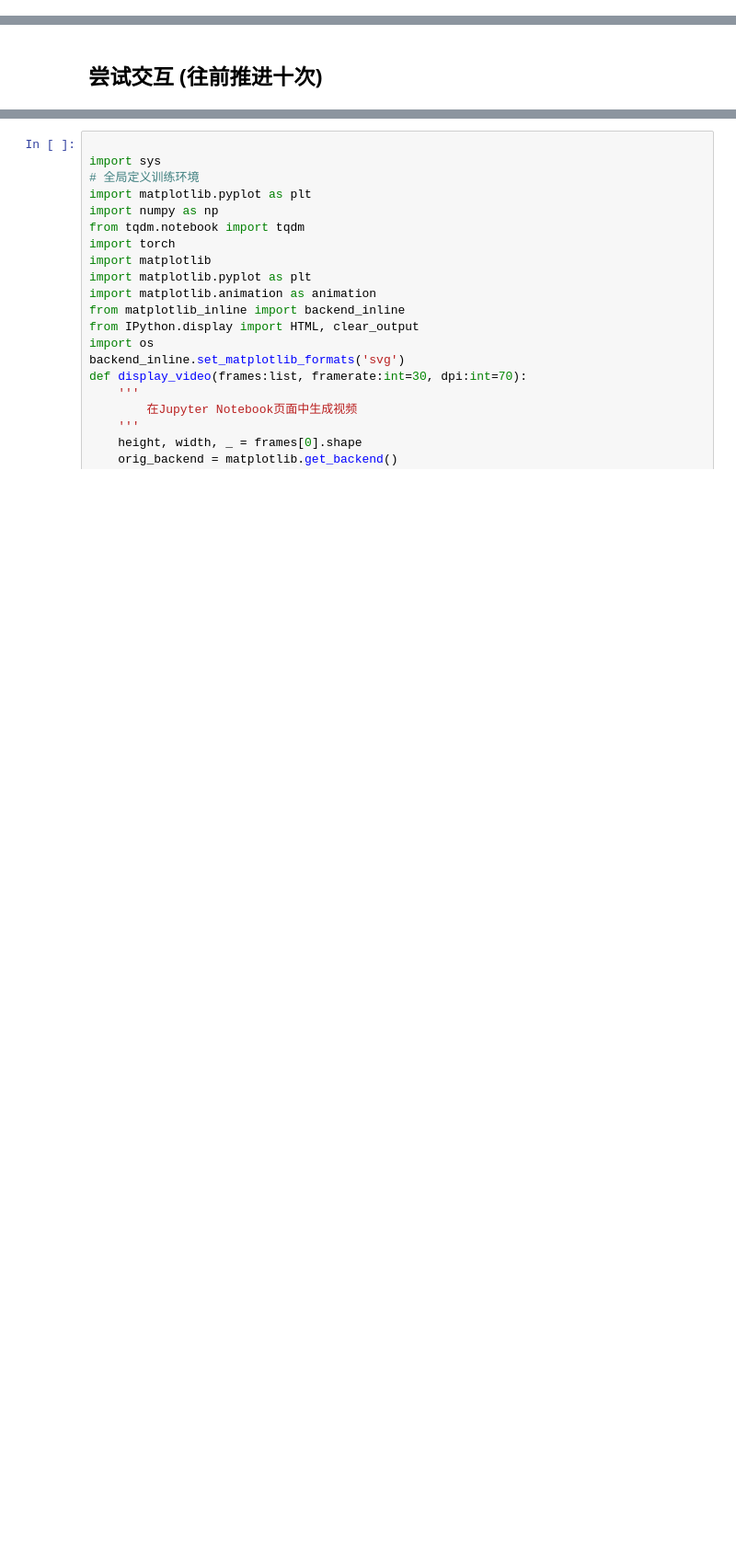
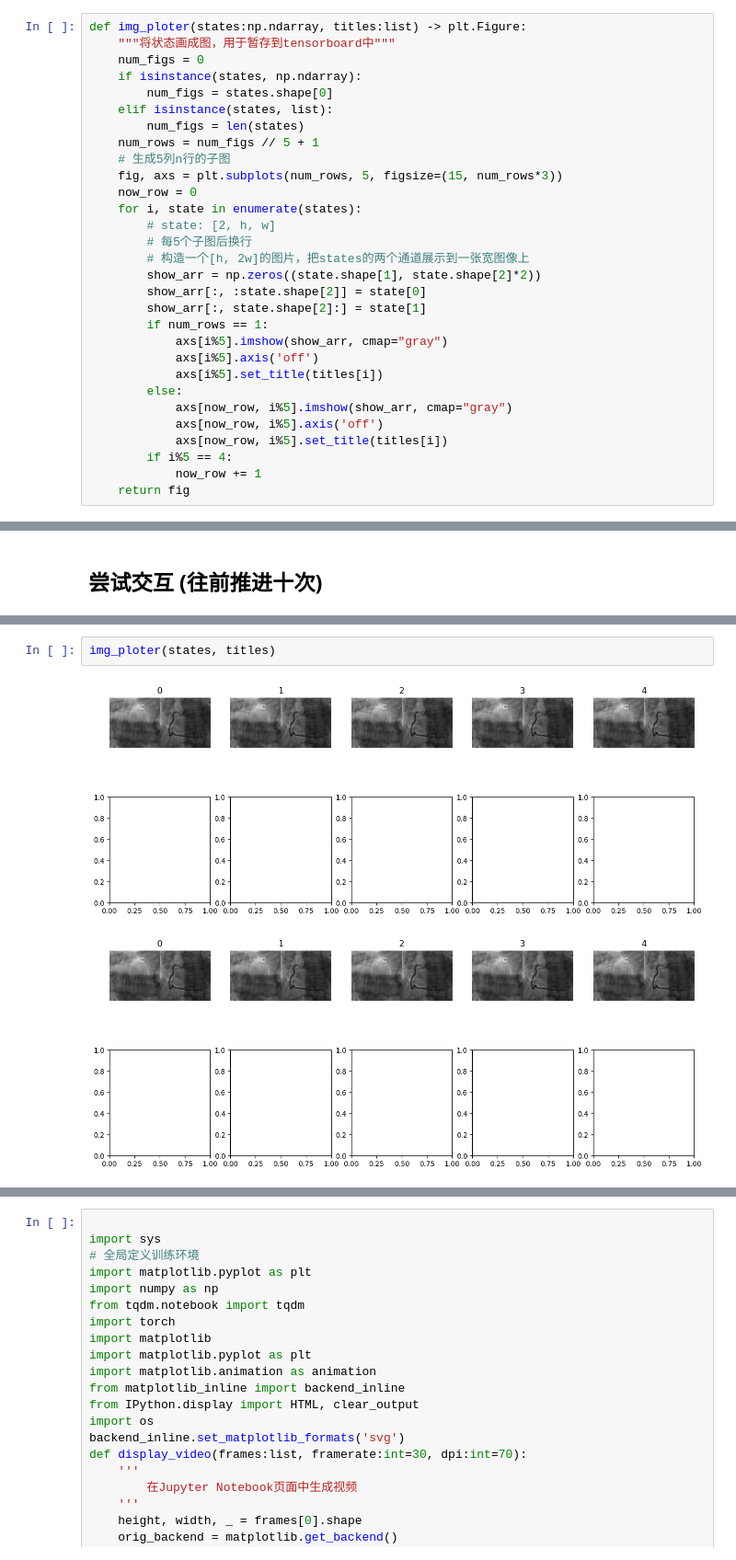
Before and after one commit to umeiko/guide-sim, a Jupyter notebook: starter.ipynb, the cells around one changed output, grey strips where cells are left out. Shown at 92% size. Drawn from its saved outputs; the diff is of its cells as text; blank space fills up the shorter version.

```diff
--- a/starter.ipynb
+++ b/starter.ipynb
@@ -49,3 +73,33 @@ plt.imshow(img[0], cmap='gray')
+# %%
+def img_ploter(states:np.ndarray, titles:list) -> plt.Figure:
+    """将状态画成图，用于暂存到tensorboard中"""
+    num_figs = 0
+    if isinstance(states, np.ndarray):
+        num_figs = states.shape[0]
+    elif isinstance(states, list):
+        num_figs = len(states)
+    num_rows = num_figs // 5 + 1
+    # 生成5列n行的子图
+    fig, axs = plt.subplots(num_rows, 5, figsize=(15, num_rows*3))
+    now_row = 0
+    for i, state in enumerate(states):
+        # state: [2, h, w]
+        # 每5个子图后换行
+        # 构造一个[h, 2w]的图片，把states的两个通道展示到一张宽图像上
+        show_arr = np.zeros((state.shape[1], state.shape[2]*2))
+        show_arr[:, :state.shape[2]] = state[0]
+        show_arr[:, state.shape[2]:] = state[1]
+        if num_rows == 1:
+            axs[i%5].imshow(show_arr, cmap="gray")
+            axs[i%5].axis('off')
+            axs[i%5].set_title(titles[i])
+        else:
+            axs[now_row, i%5].imshow(show_arr, cmap="gray")
+            axs[now_row, i%5].axis('off')
+            axs[now_row, i%5].set_title(titles[i])
+        if i%5 == 4:
+            now_row += 1
+    return fig
 # %% [markdown]
 ## 图片做域随机化处理
 # %%
@@ -96,0 +157,5 @@ print(env.inial_a_star, env.last_a_star)
+# %%
+img_ploter(states, titles)
+# %% [output]
+[figure, added]
+[figure, added]
```
Also changed, not shown: parts of 12 cells of this notebook, 9 other files.
